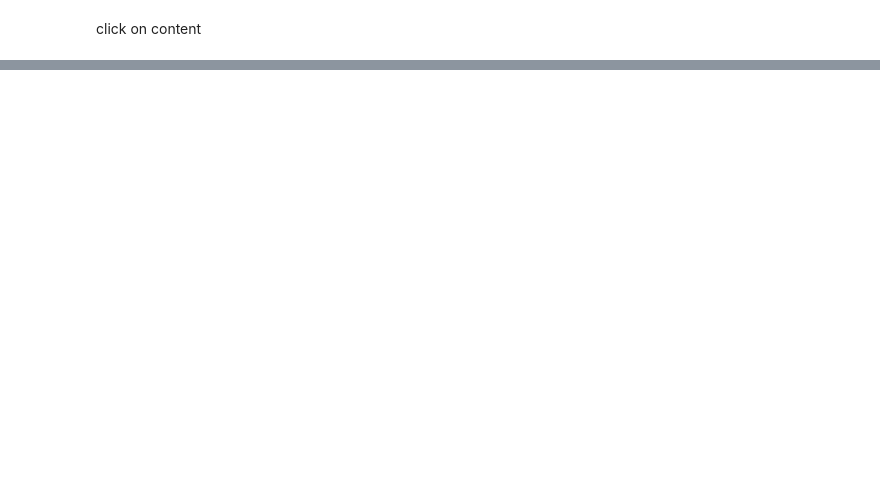
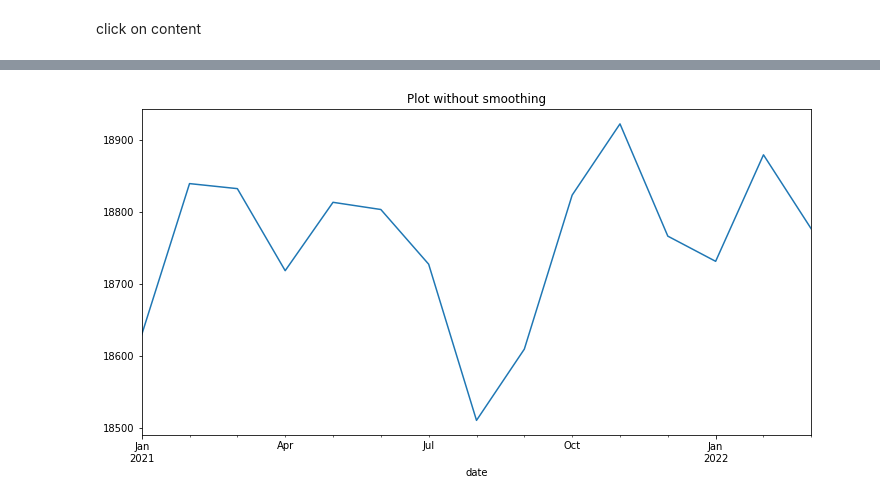
Before and after one commit to ciCciC/RecommendationSysTopicModel, a Jupyter notebook: notebooks/data_simulator.ipynb, the cells around one changed output, grey strips where cells are left out. Saved outputs shown, nothing was run; the diff lists cells and outputs as text; code cells hidden in the pictures; blank space fills up the shorter version.

```diff
--- a/notebooks/data_simulator.ipynb
+++ b/notebooks/data_simulator.ipynb
@@ -307,0 +384,4 @@ user_logs.to_csv('../data/users_logs.csv')
+# %%
+date_x_recom_matrix.iloc[:, 0].plot(figsize=(12,6), title='Plot without smoothing');
+# %% [output]
+[figure, added]
```
Also changed, not shown: parts of 18 cells of this notebook, 3 other files.
